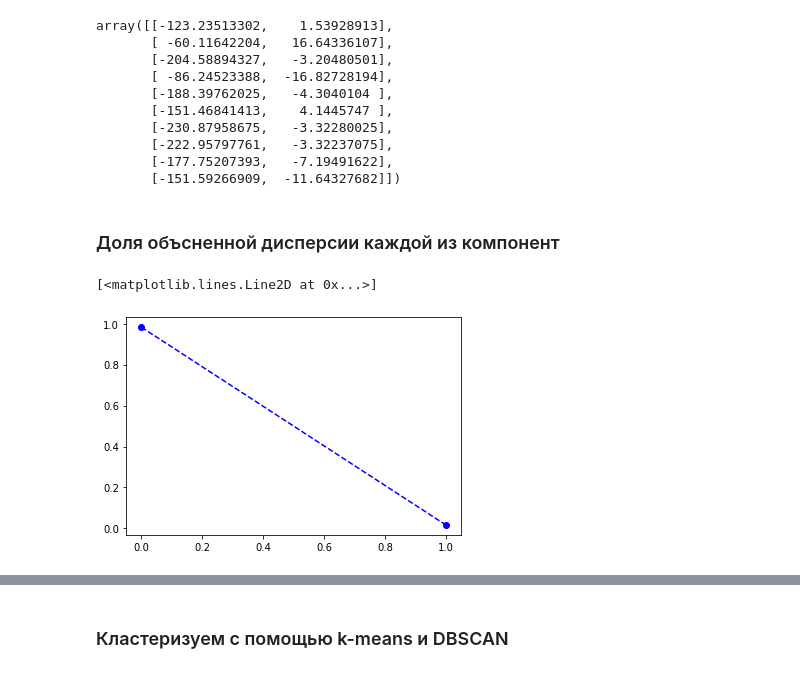
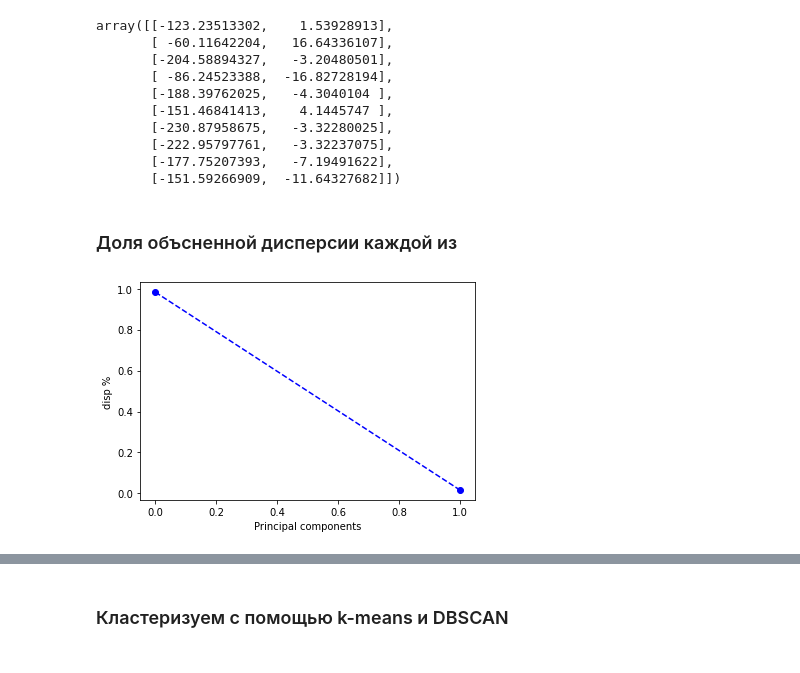
Before and after one commit to dmitry-maltsov/PolyMatStat, a Jupyter notebook: Course project/research/PCA.ipynb, the cells around one changed output, grey strips where cells are left out. Drawn from its saved outputs; the diff is of its cells as text; code cells hidden in the pictures.

```diff
--- a/Course project/research/PCA.ipynb
+++ b/Course project/research/PCA.ipynb
@@ -166,11 +186,13 @@ array([[-123.23513302,    1.53928913],
        [-177.75207393,   -7.19491622],
        [-151.59266909,  -11.64327682]])
 # %% [markdown]
-### Доля объсненной дисперсии каждой из компонент
+### Доля объсненной дисперсии каждой из
 # %%
 loadings = pd.DataFrame(pca.components_.T, columns=[f"PC{i+1}" for i in range(n_comp)], index=sheet_joined.columns)
 # %%
 plt.plot(pca.explained_variance_ratio_, 'b--o')
+plt.xlabel("Principal components")
+plt.ylabel("disp %")
+plt.savefig("disp.png")
 # %% [output]
-[<matplotlib.lines.Line2D at 0x...>]
-[figure, old version]
+[figure, new version]
```
Also changed, not shown: parts of 18 cells of this notebook, 13 other files.
